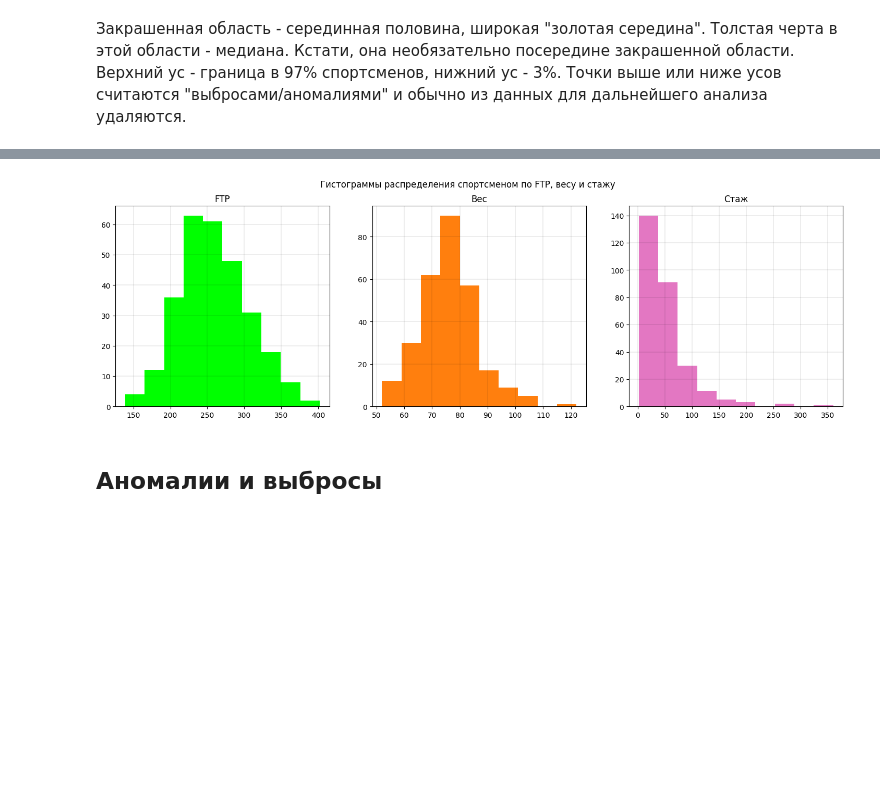
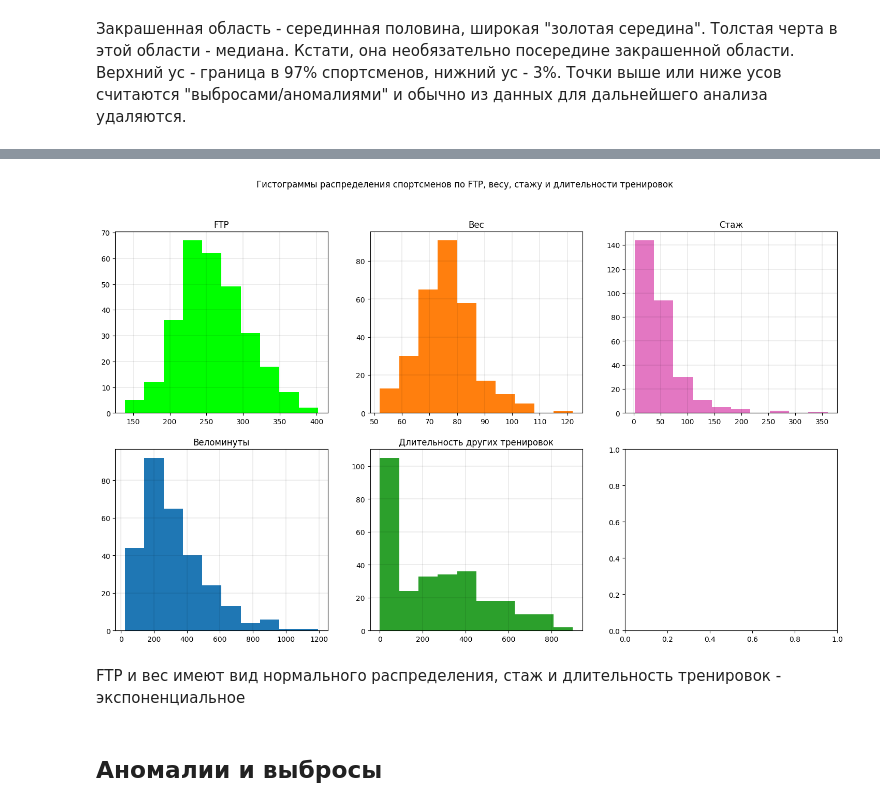
Before and after one commit to delffine/Pet-projects, a Jupyter notebook: bike_train_duration/veloopros.ipynb, the cells around one changed output, grey strips where cells are left out. Saved outputs shown, nothing was run; the diff lists cells and outputs as text; code cells hidden in the pictures; blank space fills up the shorter version.

```diff
--- a/bike_train_duration/veloopros.ipynb
+++ b/bike_train_duration/veloopros.ipynb
@@ -397,21 +401,32 @@ plt.show()
 # %%
-f, ax = plt.subplots(1, 3, figsize=(18,5))
-ax[0].hist(data['ftp_c'], bins = 10, alpha = 1, color = 'lime')
-ax[0].grid(color='black', linestyle='-', linewidth=0.1)
-ax[0].set_title('FTP')
+f, ax = plt.subplots(2, 3, figsize=(18,10))
+ax[0, 0].hist(data['ftp_c'], bins = 10, alpha = 1, color = 'lime')
+ax[0, 0].grid(color='black', linestyle='-', linewidth=0.1)
+ax[0, 0].set_title('FTP')
 
-ax[1].hist(data['weigth_c'], bins = 10, alpha = 1, color = 'tab:orange')
-ax[1].grid(color='black', linestyle='-', linewidth=0.1)
-ax[1].set_title('Вес')
+ax[0, 1].hist(data['weigth_c'], bins = 10, alpha = 1, color = 'tab:orange')
+ax[0, 1].grid(color='black', linestyle='-', linewidth=0.1)
+ax[0, 1].set_title('Вес')
 
-ax[2].hist(data['stag_r'], bins = 10, alpha = 1, color = 'tab:pink')
-ax[2].grid(color='black', linestyle='-', linewidth=0.1)
-ax[2].set_title('Стаж')
+ax[0, 2].hist(data['stag_r'], bins = 10, alpha = 1, color = 'tab:pink')
+ax[0, 2].grid(color='black', linestyle='-', linewidth=0.1)
+ax[0, 2].set_title('Стаж')
 
-plt.suptitle('Гистограммы распределения спортсменом по FTP, весу и стажу')
+ax[1, 0].hist(data['bike_minute'], bins = 10, alpha = 1, color = 'tab:blue')
+ax[1, 0].grid(color='black', linestyle='-', linewidth=0.1)
+ax[1, 0].set_title('Веломинуты')
+
+ax[1, 1].hist(data['train_minute'], bins = 10, alpha = 1, color = 'tab:green')
+ax[1, 1].grid(color='black', linestyle='-', linewidth=0.1)
+ax[1, 1].set_title('Длительность других тренировок')
+
+
+plt.suptitle('Гистограммы распределения спортсменов по FTP, весу, стажу и длительности тренировок')
 plt.show()
 # %% [output]
-[figure, old version]
+[figure, new version]
+# %% [markdown]
+FTP и вес имеют вид нормального распределения, стаж и длительность тренировок  - экспоненциальное
 # %% [markdown]
 ## Аномалии и выбросы
 # %% [markdown]
```
Also changed, not shown: parts of 121 cells of this notebook.
